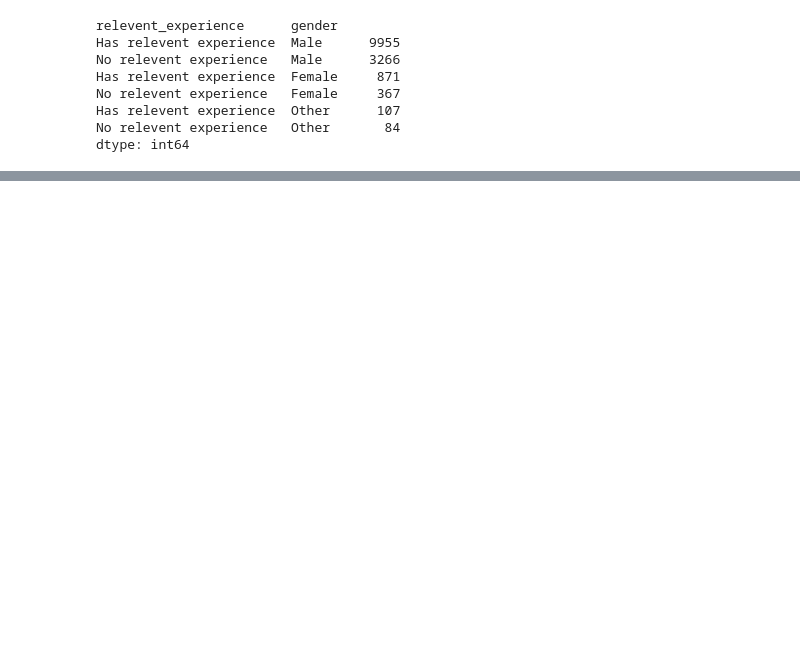
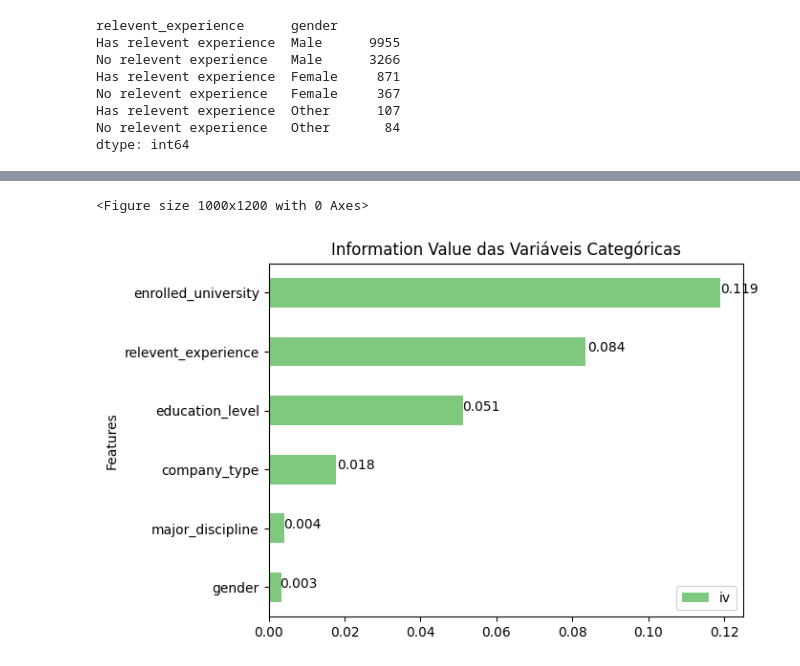
Before and after one commit to ramos-iza/DataScienceAcademy, a Jupyter notebook: projeto2/projeto2.ipynb, the cells around one changed output, grey strips where cells are left out. Drawn from its saved outputs; the diff is of its cells as text; code cells hidden in the pictures; blank space fills up the shorter version.

```diff
--- a/projeto2/projeto2.ipynb
+++ b/projeto2/projeto2.ipynb
@@ -346,0 +598,19 @@ fig.show()
+# %%
+# Loop
+for i in df.drop(columns = ['target',
+                            'enrollee_id',
+                            'city',
+                            'city_development_index',
+                            'training_hours',
+                            'experience',
+                            'last_new_job',
+                            'company_size']).columns:
+
+    df_woe_iv = (pd.crosstab(df[i], df['target'], normalize = 'columns')
+                 .assign(woe = lambda dfx: np.log(dfx[1] / dfx[0]))
+                 .assign(iv = lambda dfx: np.sum(dfx['woe'] * (dfx[1]-dfx[0]))))
+
+    print(df_woe_iv,'\n------------------------------------------------------------')
+
+ #Obs.: a variável female tem baixa correlação com 1 e 0 (está procurando e não está procurando emprego), ao contrário de male (tem mais observações).
+ #Continuação: mas quando calculamos woe e iv, vemos que nenhuma categoria é relevante para prever o target.
@@ -346,0 +635,37 @@ fig.show()
+# %%
+# Plot do Information Value
+
+# Variáveis categóricas
+columns_cat = df.drop(columns = ['target',
+                                 'enrollee_id',
+                                 'city',
+                                 'city_development_index',
+                                 'training_hours',
+                                 'experience',
+                                 'last_new_job',
+                                 'company_size']).columns
+
+# Lista para o IV
+iv = []
+
+# Loop
+for i in columns_cat:
+    df_woe_iv = (pd.crosstab(df[i], df['target'], normalize = 'columns')
+                 .assign(woe = lambda dfx: np.log(dfx[1] / dfx[0]))
+                 .assign(iv = lambda dfx: np.sum(dfx['woe']*(dfx[1]-dfx[0]))))
+    iv.append(df_woe_iv['iv'][0])
+
+# Dataframe
+df_iv = pd.DataFrame({'Features':columns_cat,'iv':iv}).set_index('Features').sort_values(by = 'iv')
+
+# Plot
+# Figura
+plt.figure(figsize = (10,12))
+df_iv.plot(kind = 'barh', title = 'Information Value das Variáveis Categóricas', colormap = "Accent")
+for index, value in enumerate(list(round(df_iv["iv"],3))):
+    plt.text((value), index, str(value))
+plt.legend(loc  = "lower right")
+plt.show()
+# %% [output]
+<Figure size 1000x1200 with 0 Axes>
+[figure, added]
```
Also changed, not shown: parts of 44 cells of this notebook, 3 other files.
